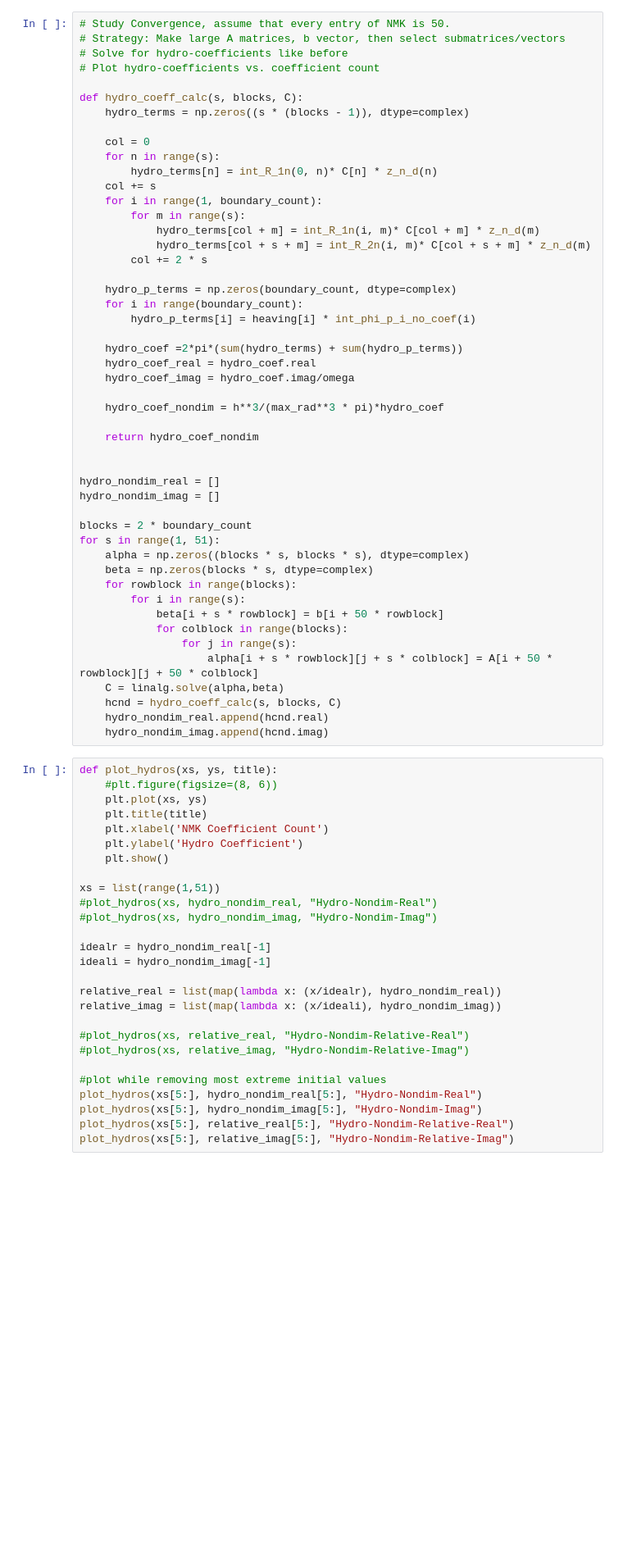
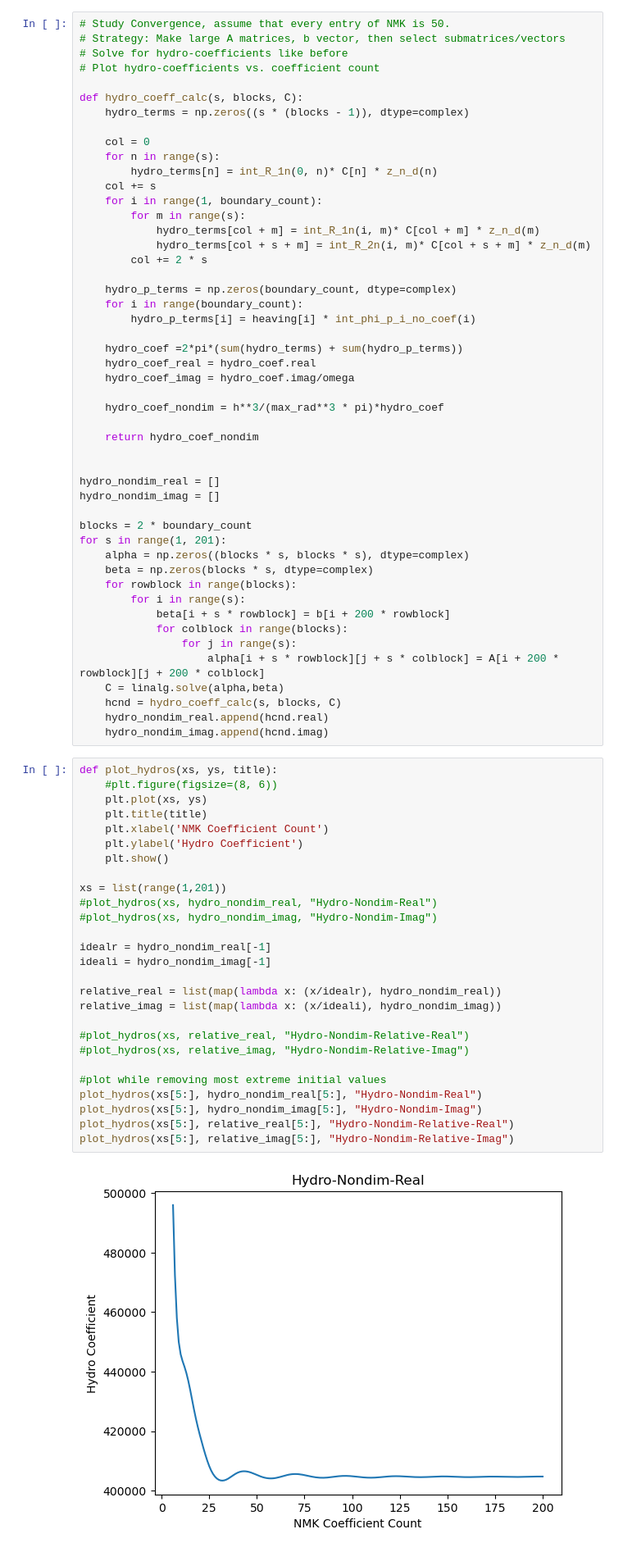
Before and after one commit to symbiotic-engineering/OpenFLASH, a Jupyter notebook: src/python/multi_MEEM.ipynb, the cells around one changed output. Shown at 82% size. Cells and saved outputs as stored; diff of their text form; blank space fills up the shorter version.

```diff
--- a/src/python/multi_MEEM.ipynb
+++ b/src/python/multi_MEEM.ipynb
@@ -748,15 +719,15 @@ hydro_nondim_real = []
 hydro_nondim_imag = []
 
 blocks = 2 * boundary_count
-for s in range(1, 51):
+for s in range(1, 201):
     alpha = np.zeros((blocks * s, blocks * s), dtype=complex)
     beta = np.zeros(blocks * s, dtype=complex)
     for rowblock in range(blocks):
         for i in range(s):
-            beta[i + s * rowblock] = b[i + 50 * rowblock]
+            beta[i + s * rowblock] = b[i + 200 * rowblock]
             for colblock in range(blocks):
                 for j in range(s):
-                    alpha[i + s * rowblock][j + s * colblock] = A[i + 50 * rowblock][j + 50 * colblock]
+                    alpha[i + s * rowblock][j + s * colblock] = A[i + 200 * rowblock][j + 200 * colblock]
     C = linalg.solve(alpha,beta)
     hcnd = hydro_coeff_calc(s, blocks, C)
     hydro_nondim_real.append(hcnd.real)
@@ -764,27 +735,29 @@ for s in range(1, 51):
 # %%
 def plot_hydros(xs, ys, title):
     #plt.figure(figsize=(8, 6))
     plt.plot(xs, ys)
     plt.title(title)
     plt.xlabel('NMK Coefficient Count')
     plt.ylabel('Hydro Coefficient')
     plt.show()
 
-xs = list(range(1,51))
+xs = list(range(1,201))
 #plot_hydros(xs, hydro_nondim_real, "Hydro-Nondim-Real")
 #plot_hydros(xs, hydro_nondim_imag, "Hydro-Nondim-Imag")
 
 idealr = hydro_nondim_real[-1]
 ideali = hydro_nondim_imag[-1]
 
 relative_real = list(map(lambda x: (x/idealr), hydro_nondim_real))
 relative_imag = list(map(lambda x: (x/ideali), hydro_nondim_imag))
 
 #plot_hydros(xs, relative_real, "Hydro-Nondim-Relative-Real")
 #plot_hydros(xs, relative_imag, "Hydro-Nondim-Relative-Imag")
 
 #plot while removing most extreme initial values
 plot_hydros(xs[5:], hydro_nondim_real[5:], "Hydro-Nondim-Real")
 plot_hydros(xs[5:], hydro_nondim_imag[5:], "Hydro-Nondim-Imag")
 plot_hydros(xs[5:], relative_real[5:], "Hydro-Nondim-Relative-Real")
 plot_hydros(xs[5:], relative_imag[5:], "Hydro-Nondim-Relative-Imag")
+# %% [output]
+[figure, added]
```
Also changed, not shown: parts of 9 cells of this notebook, 2 other files.
